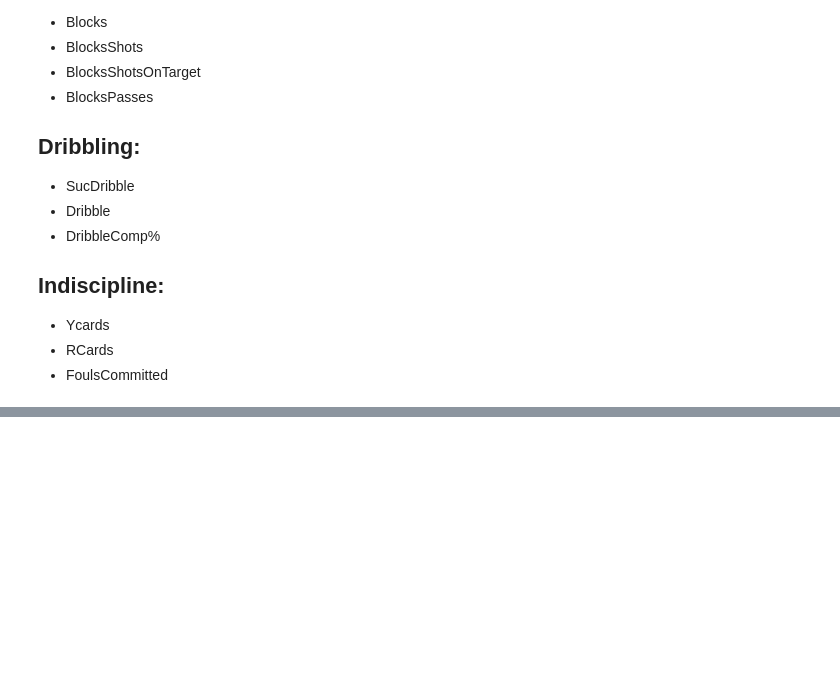
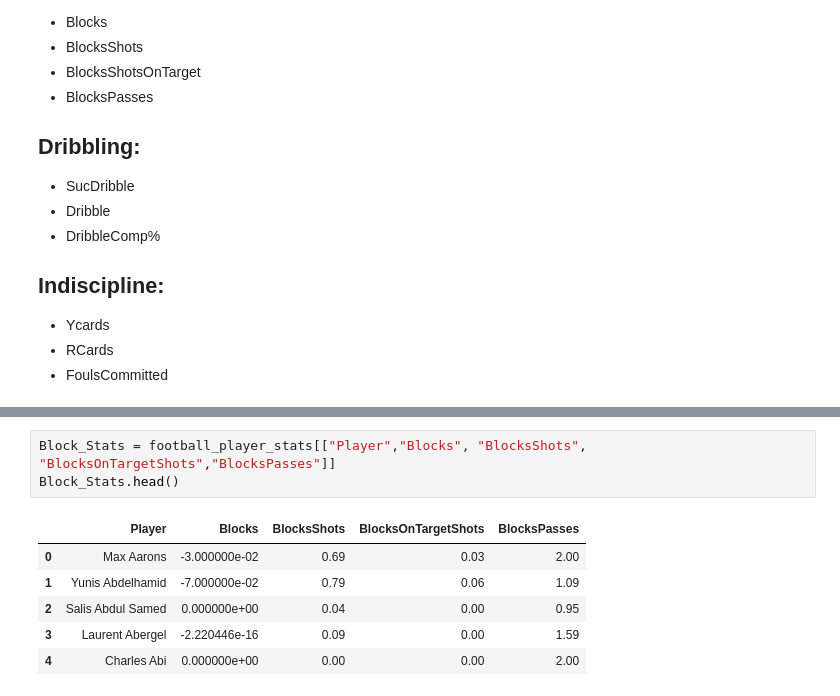
Before and after one commit to mundrapranay/csc440-final-project, a Jupyter notebook: preprocessing.ipynb, the cells around one changed output, grey strips where cells are left out. Drawn from its saved outputs; the diff is of its cells as text; blank space fills up the shorter version.

```diff
--- a/preprocessing.ipynb
+++ b/preprocessing.ipynb
@@ -145,0 +176,10 @@ Attack_Stats.head()
+# %%
+Block_Stats = football_player_stats[["Player","Blocks", "BlocksShots", "BlocksOnTargetShots","BlocksPasses"]]
+Block_Stats.head()
+# %% [output]
+|  | Player | Blocks | BlocksShots | BlocksOnTargetShots | BlocksPasses |
+| 0 | Max Aarons | -3.000000e-02 | 0.69 | 0.03 | 2.00 |
+| 1 | Yunis Abdelhamid | -7.000000e-02 | 0.79 | 0.06 | 1.09 |
+| 2 | Salis Abdul Samed | 0.000000e+00 | 0.04 | 0.00 | 0.95 |
+| 3 | Laurent Abergel | -2.220446e-16 | 0.09 | 0.00 | 1.59 |
+| 4 | Charles Abi | 0.000000e+00 | 0.00 | 0.00 | 2.00 |
```
Also changed, not shown: parts of 8 cells of this notebook.
